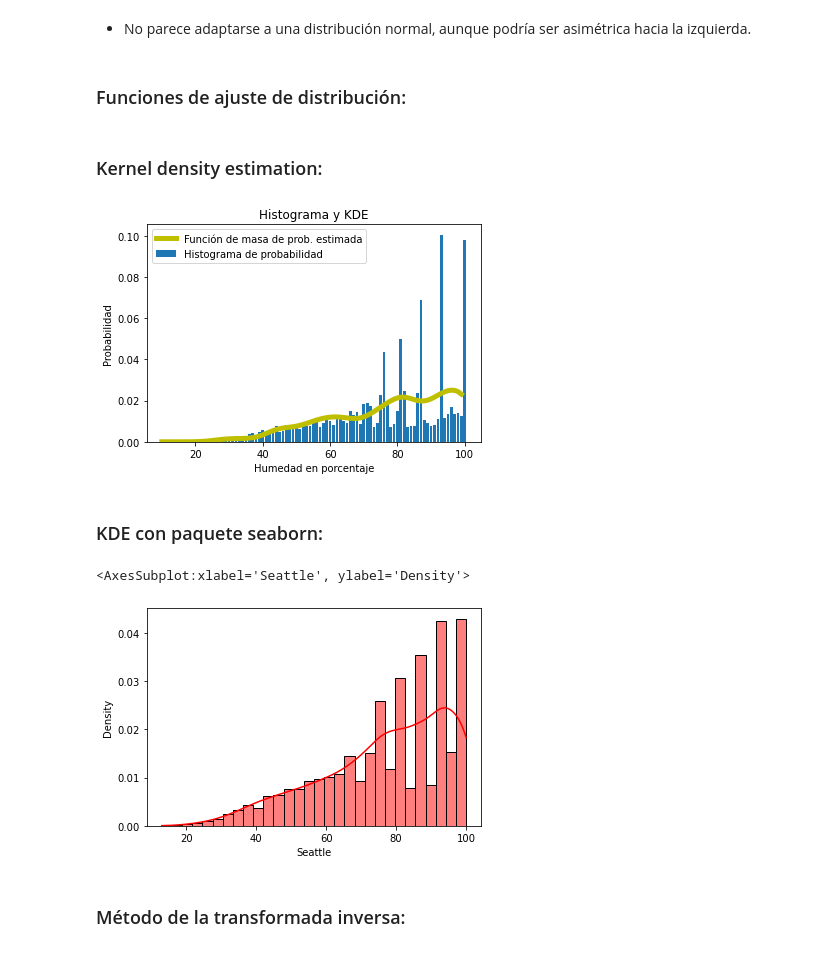
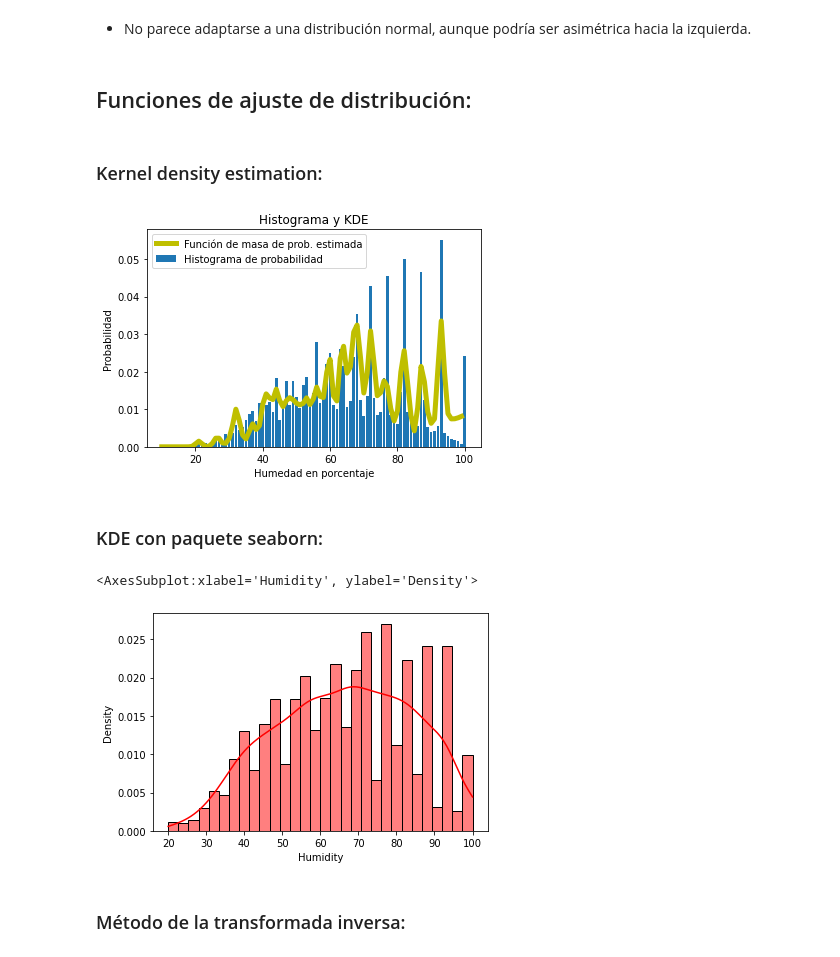
Before and after one commit to PintorOD1997/ProyectoConjunto_LandaverdeI_PintorD, a Jupyter notebook: ProyectoModulo1_OchoaD_MercadoI.ipynb, the cells around one changed output. Cells and saved outputs as stored; diff of their text form; code cells hidden in the pictures.

Commit message:
Filtrado estaciones y avance teoría

```diff
--- a/ProyectoModulo1_OchoaD_MercadoI.ipynb
+++ b/ProyectoModulo1_OchoaD_MercadoI.ipynb
@@ -668,0 +656,5 @@ Escribir conclusión sobre las gráficas:
+# %%
+filtrado = dataframe["season"] == 2 #el 2 corresponde a verano
+#filtrado.sample(10)
+df_filtrado = dataframe[filtrado]
+df_filtrado.head()
@@ -689,12 +693,12 @@ plt.show()
 # %% [markdown]
 - No parece adaptarse a una distribución normal, aunque podría ser asimétrica hacia la izquierda.
 # %% [markdown]
-### Funciones de ajuste de distribución:
+## Funciones de ajuste de distribución:
 # %% [markdown]
 ### Kernel density estimation:
 # %%
 space1=np.arange(10,100)
-kde1 = kde_statsmodels_m(humedad.sample(100),space1,bandwidth=0.5)
+kde1 = kde_statsmodels_m(df_filtrado.Humidity.sample(300),space1,bandwidth=0.5)
 plt.plot(space1, kde1, label='Función de masa de prob. estimada', color='y', linewidth=5)
 plt.bar(df_humedad.Humedad, df_humedad.Probabilidad, label='Histograma de probabilidad')
 plt.xlabel('Humedad en porcentaje')
@@ -703,13 +707,13 @@ plt.title("Histograma y KDE")
 plt.legend()
 plt.show()
 # %% [output]
-[figure, old version]
+[figure, new version]
 # %% [markdown]
 ### KDE con paquete seaborn:
 # %%
-sns.histplot(data=humedad, stat='density', kde=True, kde_kws={'bw_method': .2}, color='r', bins=30)
+sns.histplot(data=df_filtrado.Humidity, stat='density', kde=True, kde_kws={'bw_method': .2}, color='r', bins=30)
 # %% [output]
-<AxesSubplot:xlabel='Seattle', ylabel='Density'>
+<AxesSubplot:xlabel='Humidity', ylabel='Density'>
-[figure, old version]
+[figure, new version]
 # %% [markdown]
 ### Método de la transformada inversa:
```
Also changed, not shown: parts of 27 cells of this notebook.
